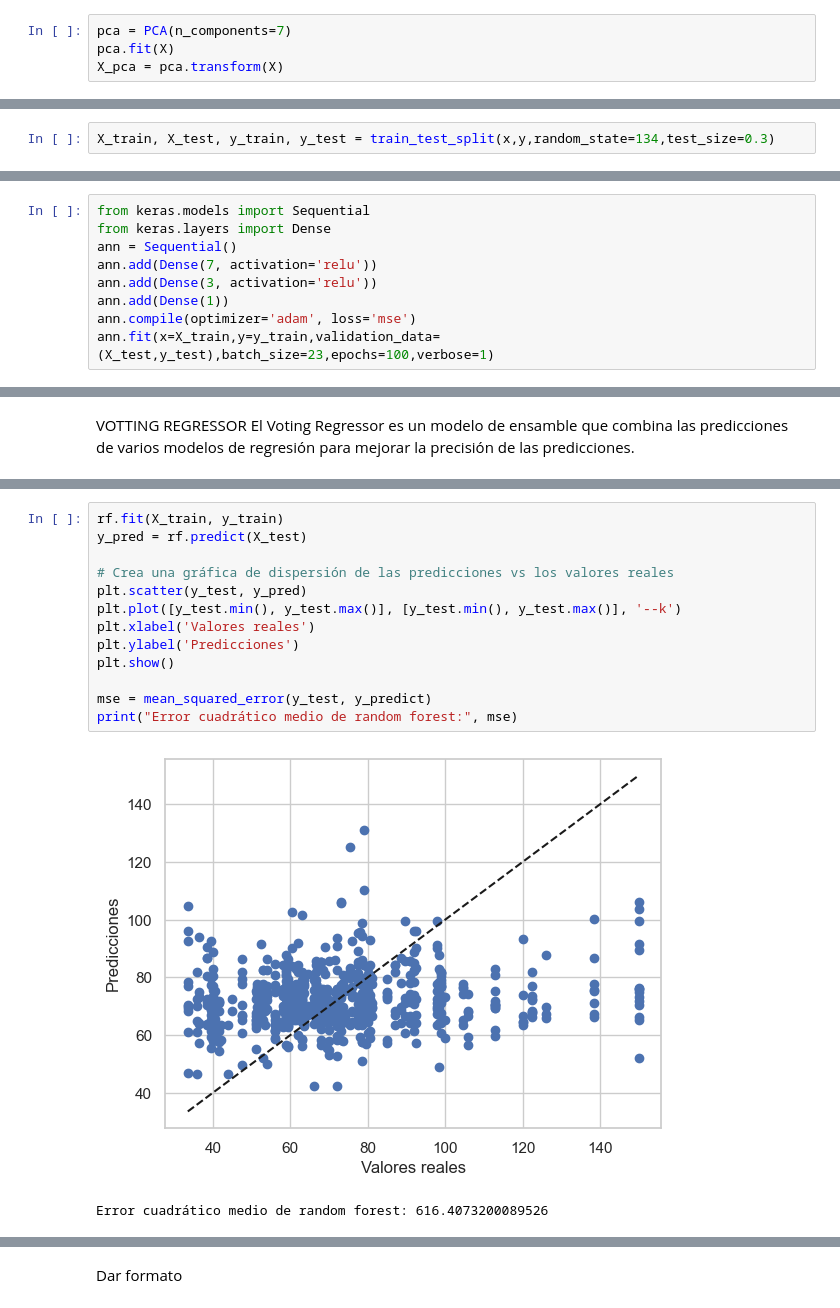
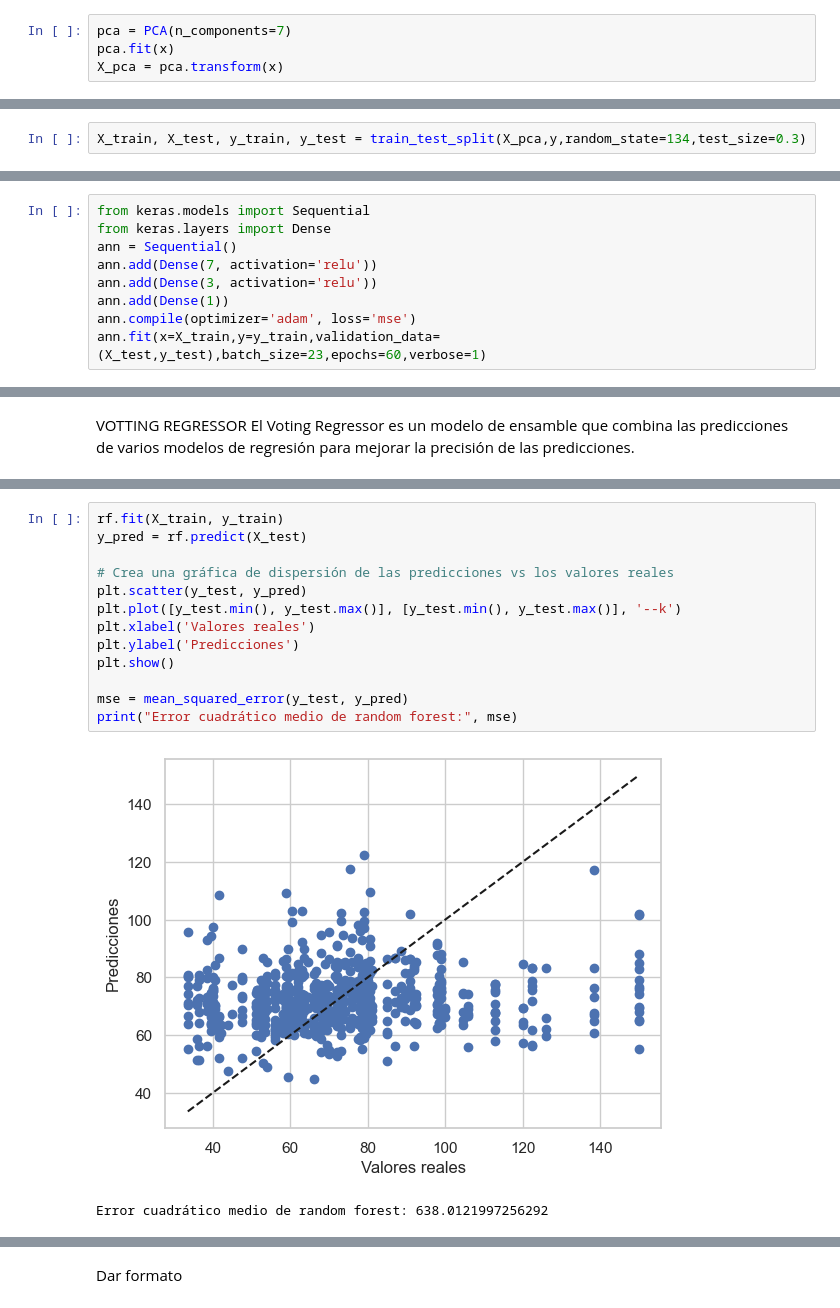
Before and after one commit to Skymine123/IA-FINAL, a Jupyter notebook: proyia/Copia_de_PROYECTO.ipynb, the cells around one changed output, grey strips where cells are left out. Cells and saved outputs as stored; diff of their text form.

```diff
--- a/proyia/Copia_de_PROYECTO.ipynb
+++ b/proyia/Copia_de_PROYECTO.ipynb
@@ -949,5 +955,5 @@ NRMSE: #error cuadrático medio raíz normalizado se calcula dividiendo el MSE c
 Trata de minimizar la suma de los cuadrados de las diferencias entre los valores predecidos y los valores reales.
 # %%
 pca = PCA(n_components=7)
-pca.fit(X)
-X_pca = pca.transform(X)
+pca.fit(x)
+X_pca = pca.transform(x)
@@ -1022,5 +1027,5 @@ x=scaler.transform(X)
 # %%
-X_train, X_test, y_train, y_test = train_test_split(x,y,random_state=134,test_size=0.3)
+X_train, X_test, y_train, y_test = train_test_split(X_pca,y,random_state=134,test_size=0.3)
 # %%
 rf = RandomForestRegressor(random_state=42)
 # %%
@@ -1046,5 +1051,5 @@ ann.add(Dense(7, activation='relu'))
 ann.add(Dense(3, activation='relu'))
 ann.add(Dense(1))
 ann.compile(optimizer='adam', loss='mse')
-ann.fit(x=X_train,y=y_train,validation_data=(X_test,y_test),batch_size=23,epochs=100,verbose=1)
+ann.fit(x=X_train,y=y_train,validation_data=(X_test,y_test),batch_size=23,epochs=60,verbose=1)
 # %% [output]
@@ -1102,16 +1135,16 @@ VotingRegressor(estimators=[('random_forest',
 # %%
 rf.fit(X_train, y_train)
 y_pred = rf.predict(X_test)
 
 # Crea una gráfica de dispersión de las predicciones vs los valores reales
 plt.scatter(y_test, y_pred)
 plt.plot([y_test.min(), y_test.max()], [y_test.min(), y_test.max()], '--k')
 plt.xlabel('Valores reales')
 plt.ylabel('Predicciones')
 plt.show()
 
-mse = mean_squared_error(y_test, y_predict)
+mse = mean_squared_error(y_test, y_pred)
 print("Error cuadrático medio de random forest:", mse)
 # %% [output]
-[figure, old version]
+[figure, new version]
-Error cuadrático medio de random forest: 616.4073200089526
+Error cuadrático medio de random forest: 638.0121997256292
```
Also changed, not shown: parts of 29 cells of this notebook.
